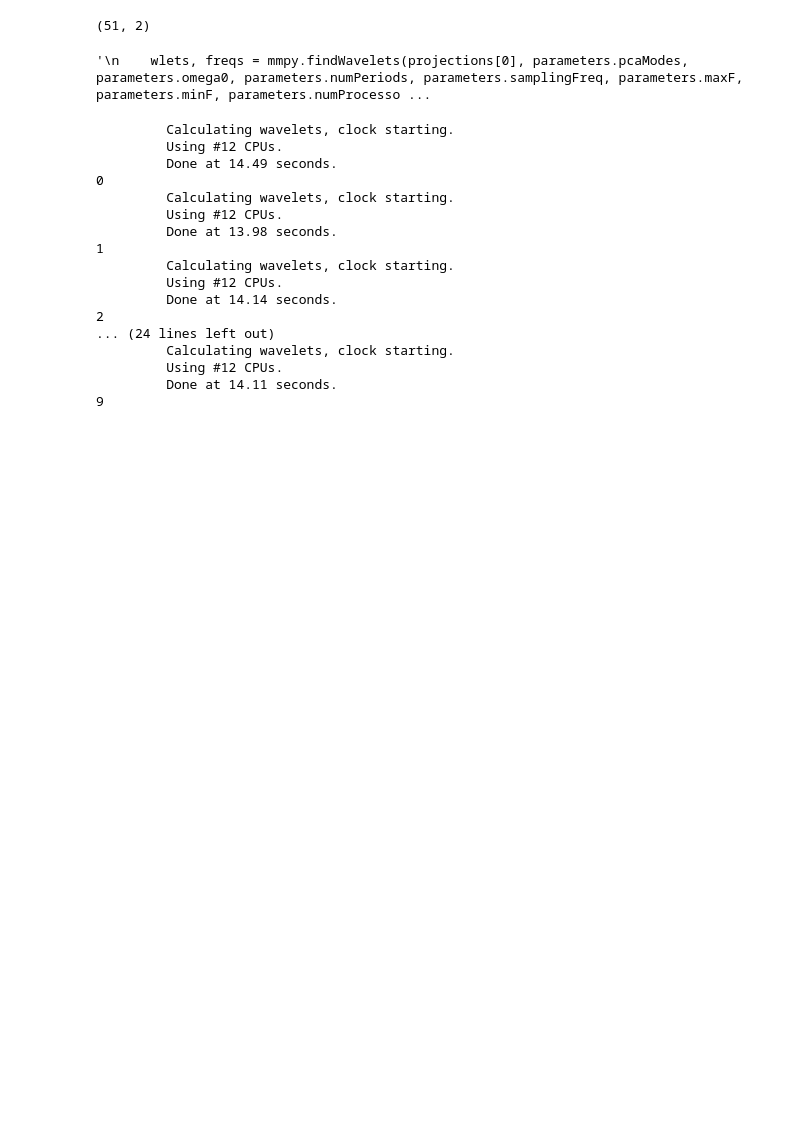
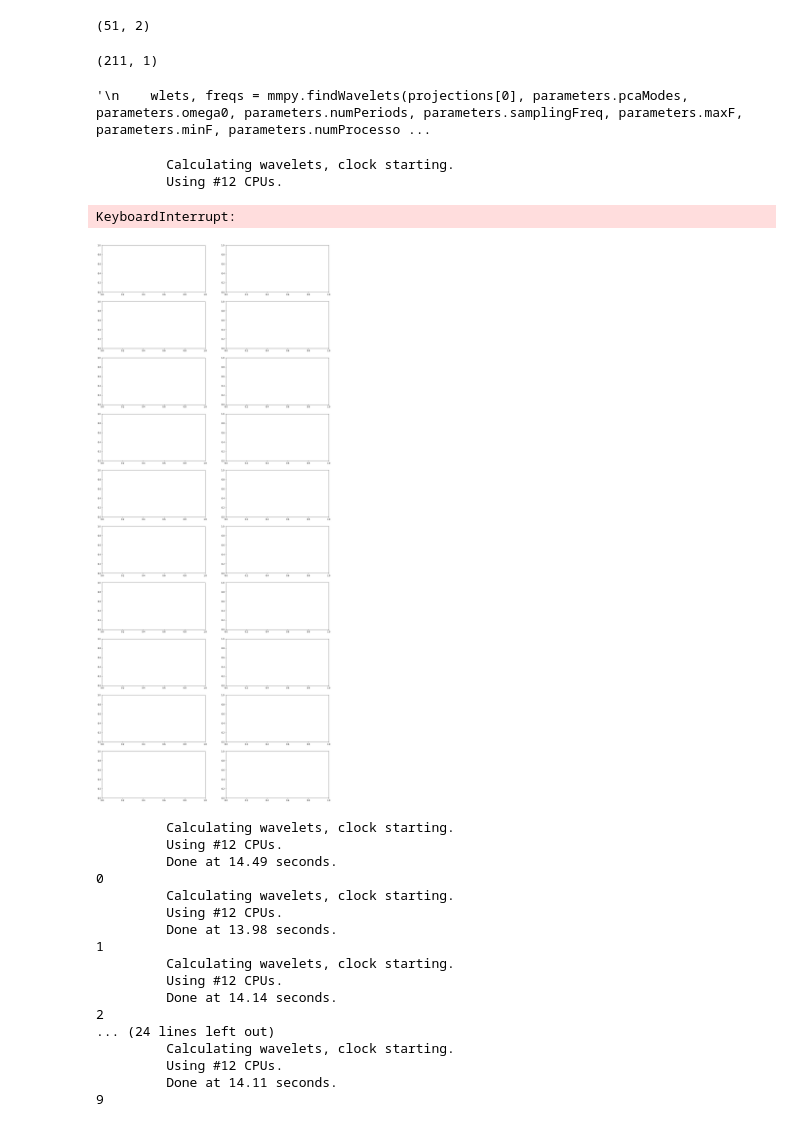
Before and after one commit to AlejandraUrquieta/MonkeyTestRepo, a Jupyter notebook: Updated Notebook.ipynb, the cells around one changed output. Cells and saved outputs as stored; diff of their text form; code cells hidden in the pictures; blank space fills up the shorter version.

```diff
--- a/Updated Notebook.ipynb
+++ b/Updated Notebook.ipynb
@@ -1007,3 +1009,7 @@ def plot_wavelet(ax, wlet, freq):
+# %%
+freqs.shape
+# %% [output]
+(211, 1)
 # %%
 # function to plot wavelet side to its stroke
 def strokes_and_wavelets(indx, projections):
@@ -1011,7 +1017,8 @@ def strokes_and_wavelets(indx, projections):
     fig, axes = plt.subplots(rows, 2, figsize=(20,50))
 
     for i in range(len(indx)):
-        wlet, freq = mmpy.findWavelets(projections[indx[i]], parameters.pcaModes, parameters.omega0, parameters.numPeriods, parameters.samplingFreq, parameters.maxF, parameters.minF, parameters.numProcessors, parameters.useGPU)
+        #wlet, freq = mmpy.findWavelets(projections[indx[i]], parameters.pcaModes, parameters.omega0, parameters.numPeriods, parameters.samplingFreq, parameters.maxF, parameters.minF, parameters.numProcessors, parameters.useGPU)
+
         ax1 = plt.subplot2grid((rows, 2), (i, 0))
         ax2 = plt.subplot2grid((rows, 2), (i, 1))
         plot_stroke(indx[i], ax1)
@@ -1030,6 +1037,15 @@ def strokes_and_wavelets(indx, projections):
 '''
 # %% [output]
 '\n    wlets, freqs = mmpy.findWavelets(projections[0], parameters.pcaModes, parameters.omega0, parameters.numPeriods, parameters.samplingFreq, parameters.maxF, parameters.minF, parameters.numProcesso ...
+# %%
+lindx = [0,1,2,3,4,5,6,7,8,9]
+
+strokes_and_wavelets(lindx, projections)
+# %% [output]
+         Calculating wavelets, clock starting.
+         Using #12 CPUs.
+KeyboardInterrupt:
+[figure, added]
 # %%
 lindx = [0,1,2,3,4,5,6,7,8,9]
 strokes_and_wavelets(lindx, projections)
```
Also changed, not shown: parts of 3 cells of this notebook, 2 other files.
